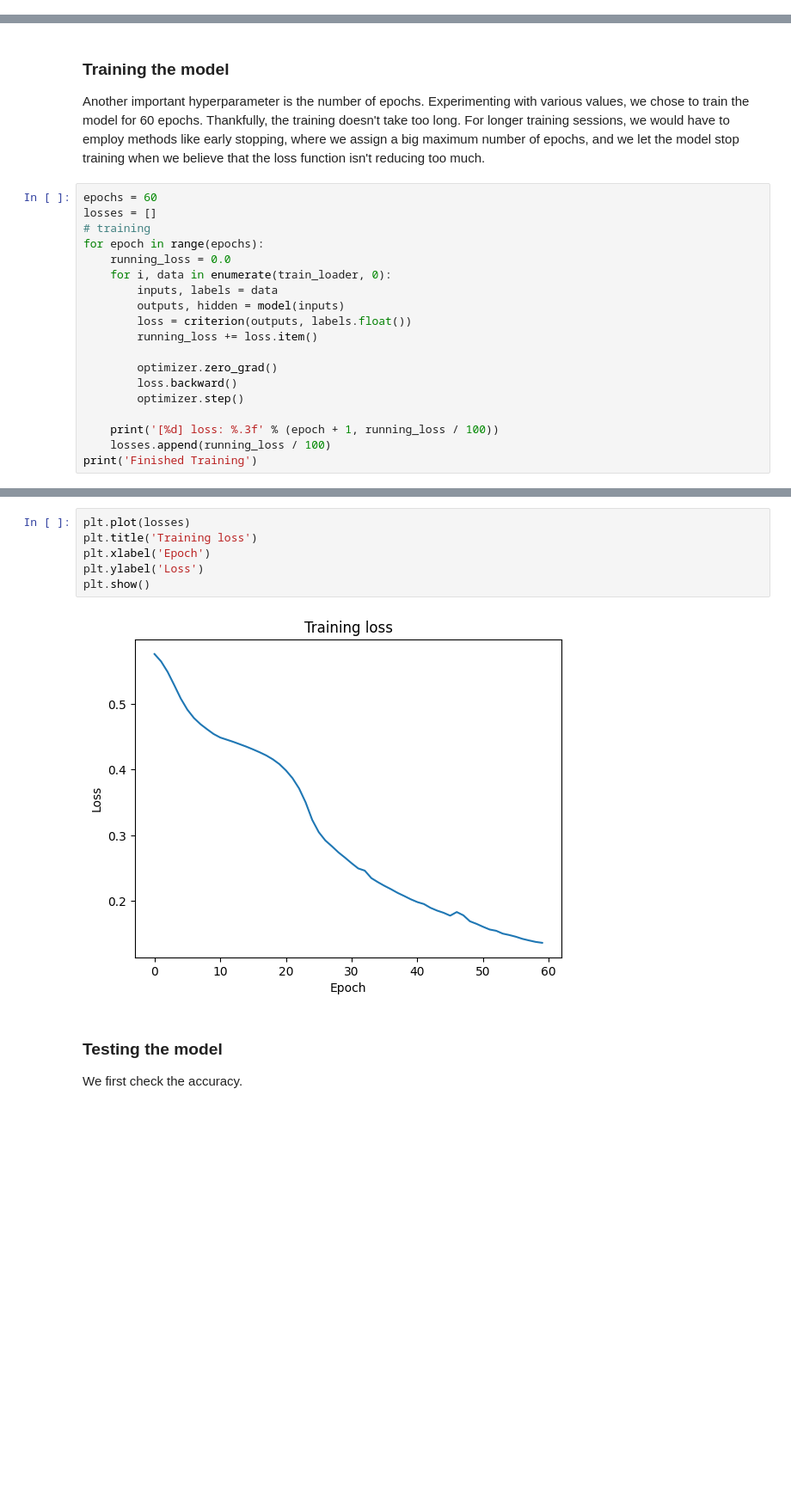
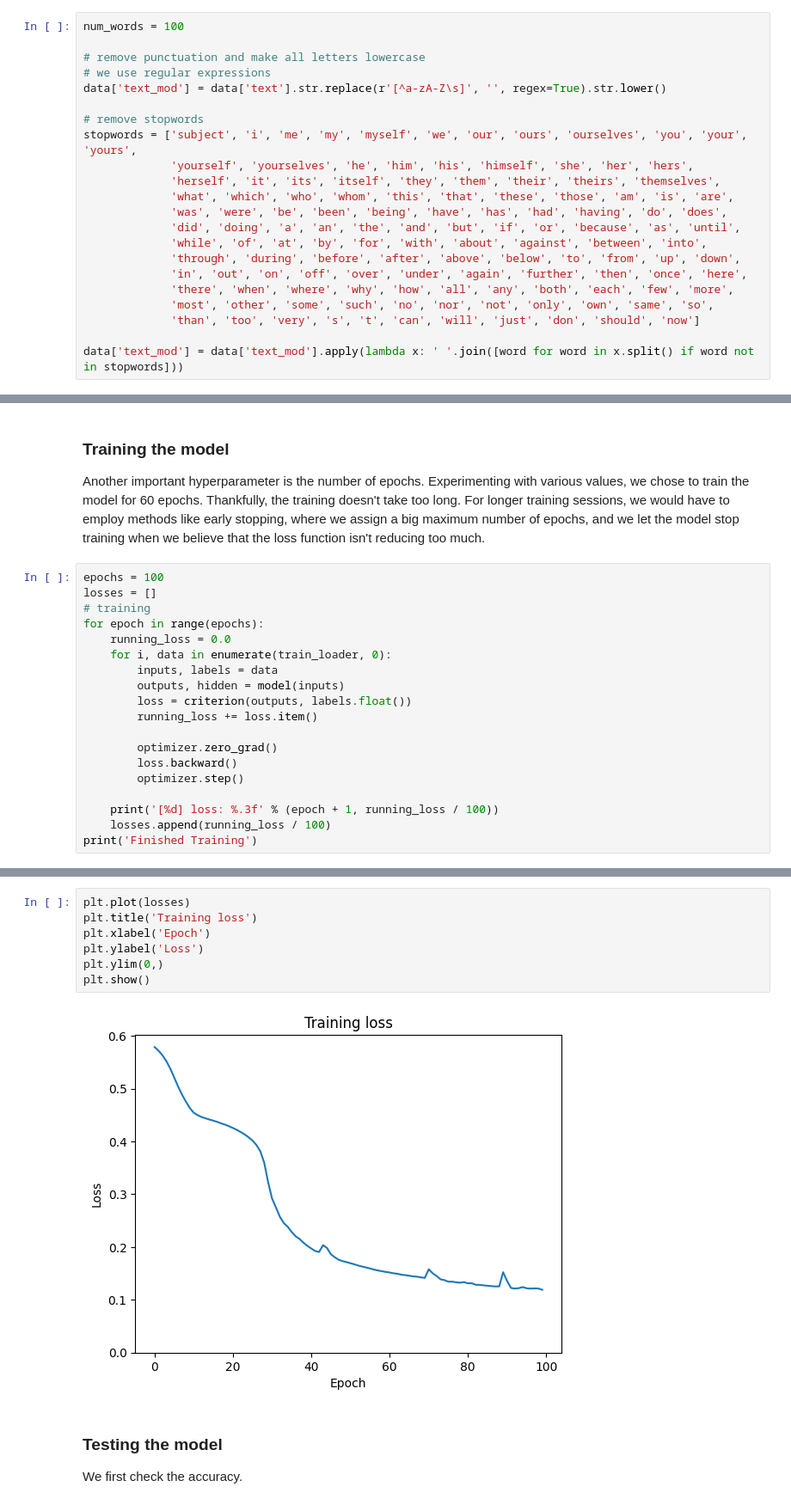
Before and after one commit to gkementzidis/spam_email_LSTM_LM, a Jupyter notebook: spam_detection_LSTM_01.ipynb, the cells around one changed output, grey strips where cells are left out. Shown: that part at 86% size. Drawn from its saved outputs; the diff is of its cells as text; blank space fills up the shorter version.

Commit message:
Add files via upload
stopword removal

```diff
--- a/spam_detection_LSTM_01.ipynb
+++ b/spam_detection_LSTM_01.ipynb
@@ -47,4 +47,26 @@ The longest email has 8477 words
 - Turn upper-case characters to lower-case
 
 We will be using the first 100 words of the emails with at least 100 words.
+# %%
+num_words = 100
+
+# remove punctuation and make all letters lowercase
+# we use regular expressions
+data['text_mod'] = data['text'].str.replace(r'[^a-zA-Z\s]', '', regex=True).str.lower()
+
+# remove stopwords
+stopwords = ['subject', 'i', 'me', 'my', 'myself', 'we', 'our', 'ours', 'ourselves', 'you', 'your', 'yours',
+             'yourself', 'yourselves', 'he', 'him', 'his', 'himself', 'she', 'her', 'hers',
+             'herself', 'it', 'its', 'itself', 'they', 'them', 'their', 'theirs', 'themselves',
+             'what', 'which', 'who', 'whom', 'this', 'that', 'these', 'those', 'am', 'is', 'are',
+             'was', 'were', 'be', 'been', 'being', 'have', 'has', 'had', 'having', 'do', 'does',
+             'did', 'doing', 'a', 'an', 'the', 'and', 'but', 'if', 'or', 'because', 'as', 'until',
+             'while', 'of', 'at', 'by', 'for', 'with', 'about', 'against', 'between', 'into',
+             'through', 'during', 'before', 'after', 'above', 'below', 'to', 'from', 'up', 'down',
+             'in', 'out', 'on', 'off', 'over', 'under', 'again', 'further', 'then', 'once', 'here',
+             'there', 'when', 'where', 'why', 'how', 'all', 'any', 'both', 'each', 'few', 'more',
+             'most', 'other', 'some', 'such', 'no', 'nor', 'not', 'only', 'own', 'same', 'so',
+             'than', 'too', 'very', 's', 't', 'can', 'will', 'just', 'don', 'should', 'now']
+
+data['text_mod'] = data['text_mod'].apply(lambda x: ' '.join([word for word in x.split() if word not in stopwords]))
 # %%
@@ -221,7 +239,7 @@ optimizer = optim.Adam(model.parameters(), lr=1e-4)
 
 Another important hyperparameter is the number of epochs. Experimenting with various values, we chose to train the model for 60 epochs. Thankfully, the training doesn't take too long. For longer training sessions, we would have to employ methods like early stopping, where we assign a big maximum number of epochs, and we let the model stop training when we believe that the loss function isn't reducing too much.
 # %%
-epochs = 60
+epochs = 100
 losses = []
 # training
 for epoch in range(epochs):
@@ -260,11 +278,12 @@ Finished Training
 # %%
 plt.plot(losses)
 plt.title('Training loss')
 plt.xlabel('Epoch')
 plt.ylabel('Loss')
+plt.ylim(0,)
 plt.show()
 # %% [output]
-[figure, old version]
+[figure, new version]
 # %% [markdown]
 ### Testing the model
 
```
Also changed, not shown: parts of 6 cells of this notebook.
